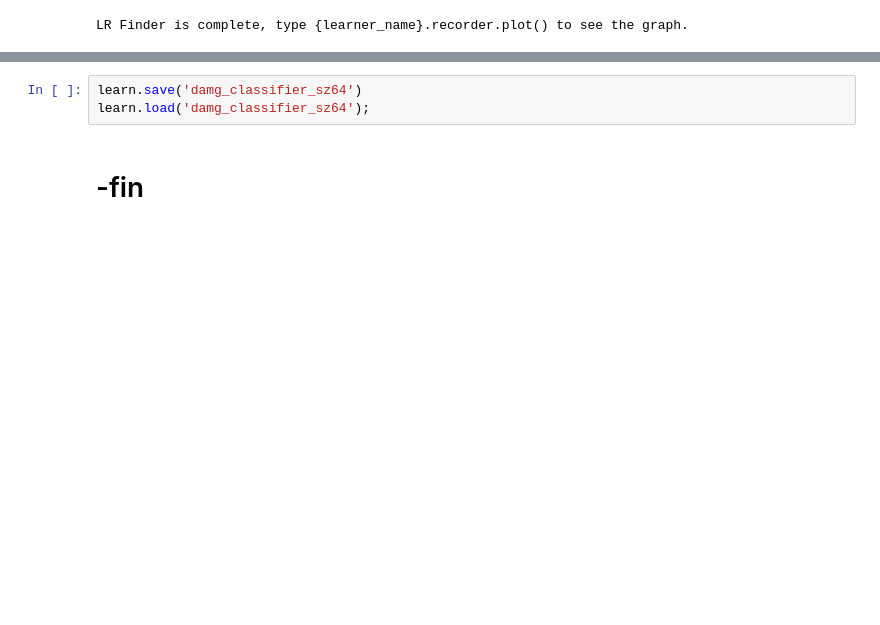
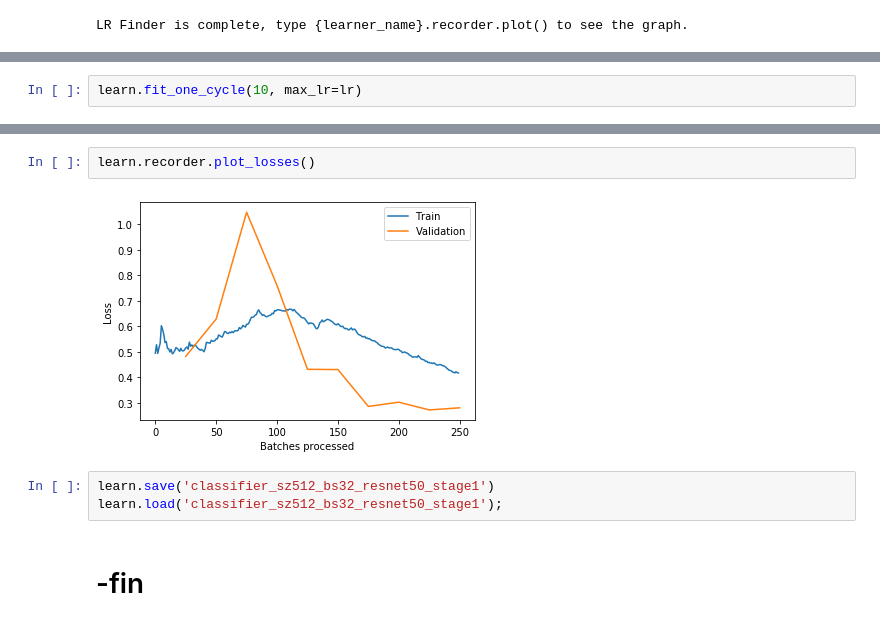
Before and after one commit to qAp/xview2comp, a Jupyter notebook: 03_damage_classification.ipynb, the cells around one changed output, grey strips where cells are left out. Saved outputs shown, nothing was run; the diff lists cells and outputs as text; blank space fills up the shorter version.

```diff
--- a/03_damage_classification.ipynb
+++ b/03_damage_classification.ipynb
@@ -152,0 +157,2 @@ learn.fit_one_cycle(4, max_lr=lr)
+# %%
+learn.fit_one_cycle(10, max_lr=lr)
@@ -153,5 +171,9 @@ learn.fit_one_cycle(4, max_lr=lr)
+# %%
+learn.recorder.plot_losses()
+# %% [output]
+[figure, added]
 # %%
-learn.save('damg_classifier_sz64')
-learn.load('damg_classifier_sz64');
+learn.save('classifier_sz512_bs32_resnet50_stage1')
+learn.load('classifier_sz512_bs32_resnet50_stage1');
 # %% [markdown]
 # -fin
```
Also changed, not shown: parts of 28 cells of this notebook, 1 other file.
